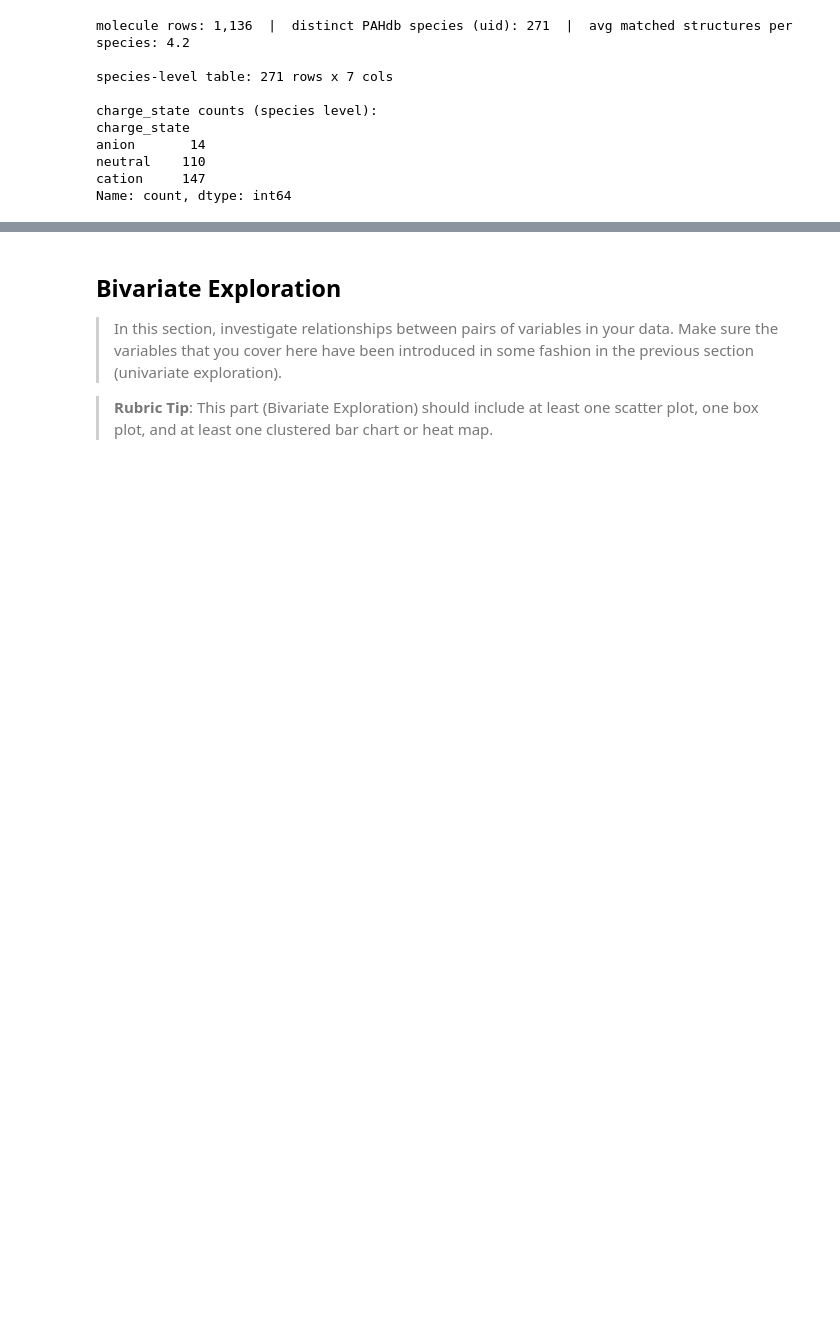
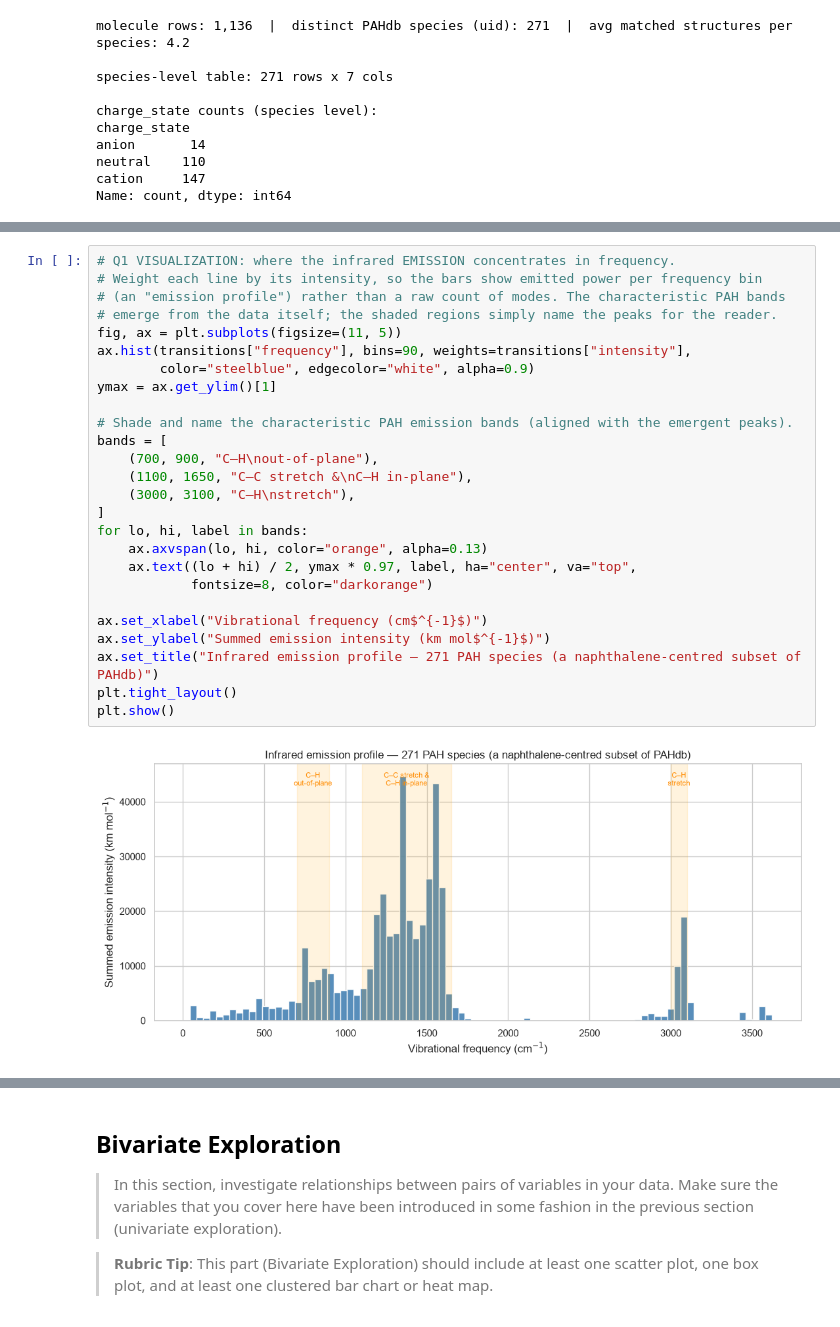
Before and after one commit to thebreadishard/udacity-data-visualization, a Jupyter notebook: notebooks/Part_I_exploration_template.ipynb, the cells around one changed output, grey strips where cells are left out. Cells and saved outputs as stored; diff of their text form; blank space fills up the shorter version.

```diff
--- a/notebooks/Part_I_exploration_template.ipynb
+++ b/notebooks/Part_I_exploration_template.ipynb
@@ -215,0 +208,28 @@ The **character of a molecule's IR emission lines** — where they fall (`freque
+# %%
+# Q1 VISUALIZATION: where the infrared EMISSION concentrates in frequency.
+# Weight each line by its intensity, so the bars show emitted power per frequency bin
+# (an "emission profile") rather than a raw count of modes. The characteristic PAH bands
+# emerge from the data itself; the shaded regions simply name the peaks for the reader.
+fig, ax = plt.subplots(figsize=(11, 5))
+ax.hist(transitions["frequency"], bins=90, weights=transitions["intensity"],
+        color="steelblue", edgecolor="white", alpha=0.9)
+ymax = ax.get_ylim()[1]
+
+# Shade and name the characteristic PAH emission bands (aligned with the emergent peaks).
+bands = [
+    (700, 900, "C–H\nout-of-plane"),
+    (1100, 1650, "C–C stretch &\nC–H in-plane"),
+    (3000, 3100, "C–H\nstretch"),
+]
+for lo, hi, label in bands:
+    ax.axvspan(lo, hi, color="orange", alpha=0.13)
+    ax.text((lo + hi) / 2, ymax * 0.97, label, ha="center", va="top",
+            fontsize=8, color="darkorange")
+
+ax.set_xlabel("Vibrational frequency (cm$^{-1}$)")
+ax.set_ylabel("Summed emission intensity (km mol$^{-1}$)")
+ax.set_title("Infrared emission profile — 271 PAH species (a naphthalene-centred subset of PAHdb)")
+plt.tight_layout()
+plt.show()
+# %% [output]
+[figure, added]
```
Also changed, not shown: parts of 9 cells of this notebook.
